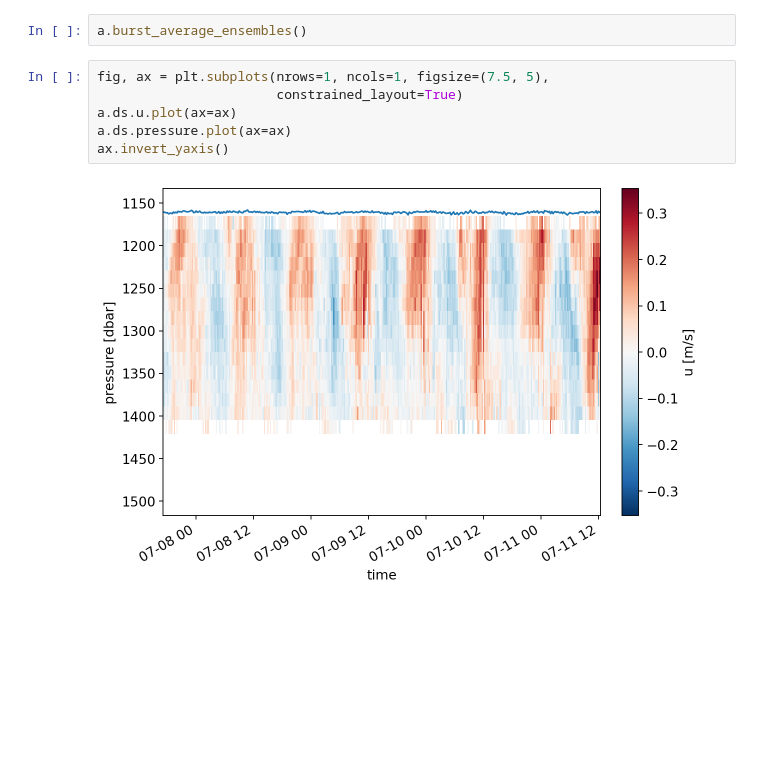
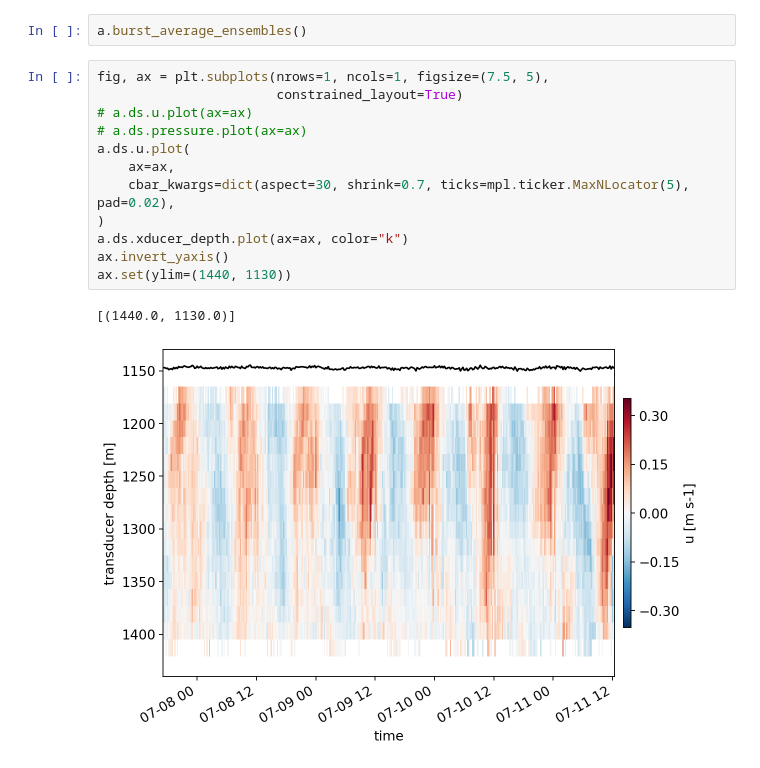
Before and after one commit to modscripps/velosearaptor, a Jupyter notebook: notebooks/process_moored_adcp_yaml.ipynb, the cells around one changed output. Drawn from its saved outputs; the diff is of its cells as text; blank space fills up the shorter version.

```diff
--- a/notebooks/process_moored_adcp_yaml.ipynb
+++ b/notebooks/process_moored_adcp_yaml.ipynb
@@ -37,11 +37,18 @@ a.burst_average_ensembles()
 # %%
 fig, ax = plt.subplots(nrows=1, ncols=1, figsize=(7.5, 5),
                        constrained_layout=True)
-a.ds.u.plot(ax=ax)
-a.ds.pressure.plot(ax=ax)
+# a.ds.u.plot(ax=ax)
+# a.ds.pressure.plot(ax=ax)
+a.ds.u.plot(
+    ax=ax,
+    cbar_kwargs=dict(aspect=30, shrink=0.7, ticks=mpl.ticker.MaxNLocator(5), pad=0.02),
+)
+a.ds.xducer_depth.plot(ax=ax, color="k")
 ax.invert_yaxis()
+ax.set(ylim=(1440, 1130))
 # %% [output]
+[(1440.0, 1130.0)]
-[figure, old version]
+[figure, new version]
 # %%
 a.ds
 # %% [output]
```
Also changed, not shown: parts of 2 cells of this notebook, 8 other files.
